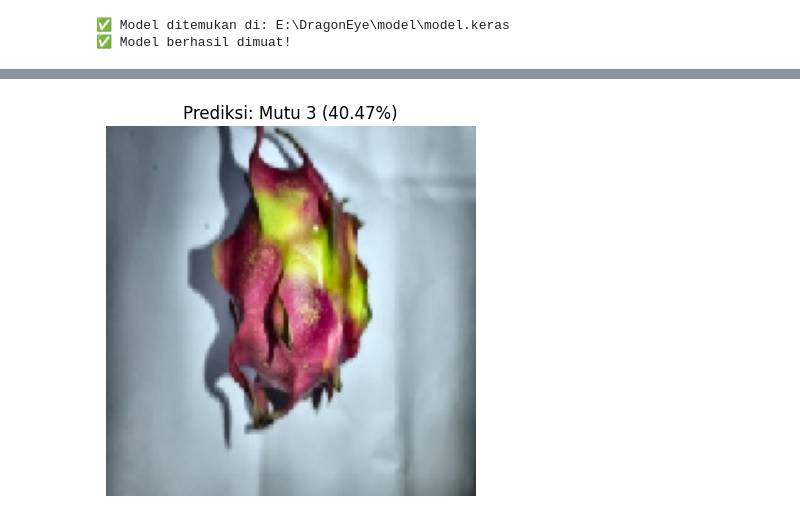
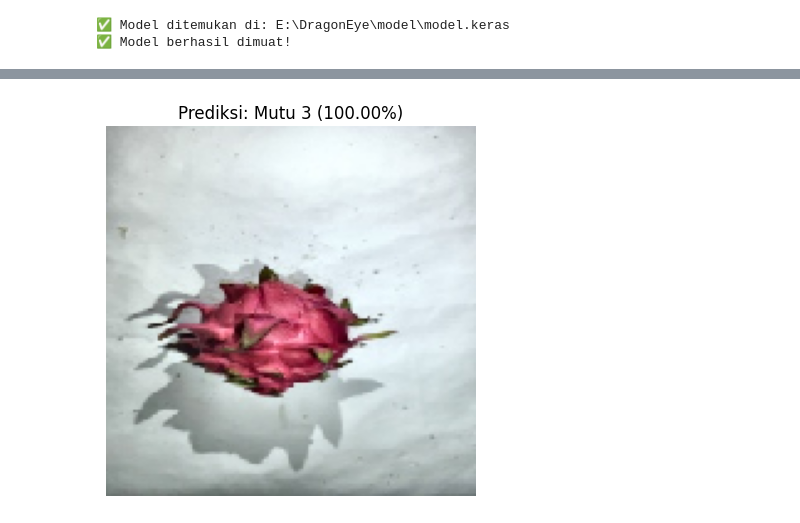
Before and after one commit to DevMossTeam/DragonFruit_Grading, a Jupyter notebook: model/test_model.ipynb, the cells around one changed output, grey strips where cells are left out. Cells and saved outputs as stored; diff of their text form; code cells hidden in the pictures.

```diff
--- a/model/test_model.ipynb
+++ b/model/test_model.ipynb
@@ -62,7 +62,7 @@ Kelas yang terdeteksi: ['Mutu 1', 'Mutu 2', 'Mutu 3']
 # %%
 
 # Uji dengan satu gambar baru
-test_image_path = pathlib.Path("../dataset/Mutu 1/MT1_004.jpg")
+test_image_path = pathlib.Path("../dataset/Mutu 3/MT3_031.jpg")
 
 if not test_image_path.exists():
     print("⚠️ Gambar uji tidak ditemukan, pastikan path benar.")
@@ -88 +88 @@ else:
-[figure, old version]
+[figure, new version]
```
Also changed, not shown: parts of 2 cells of this notebook, 6 other files.
